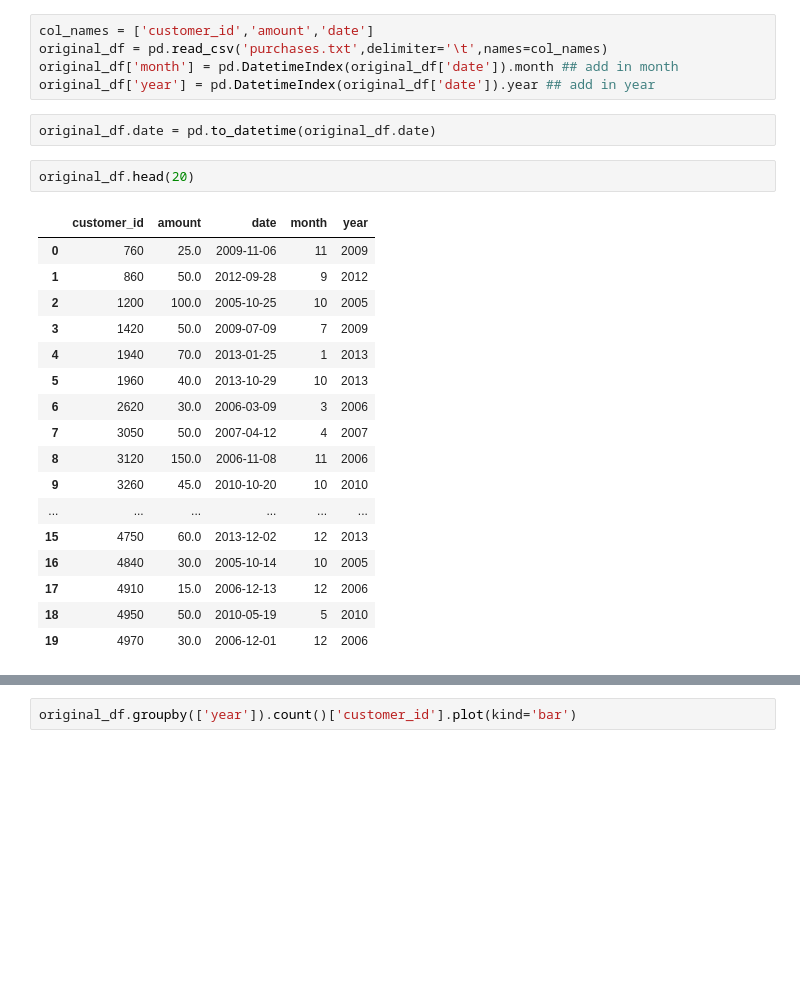
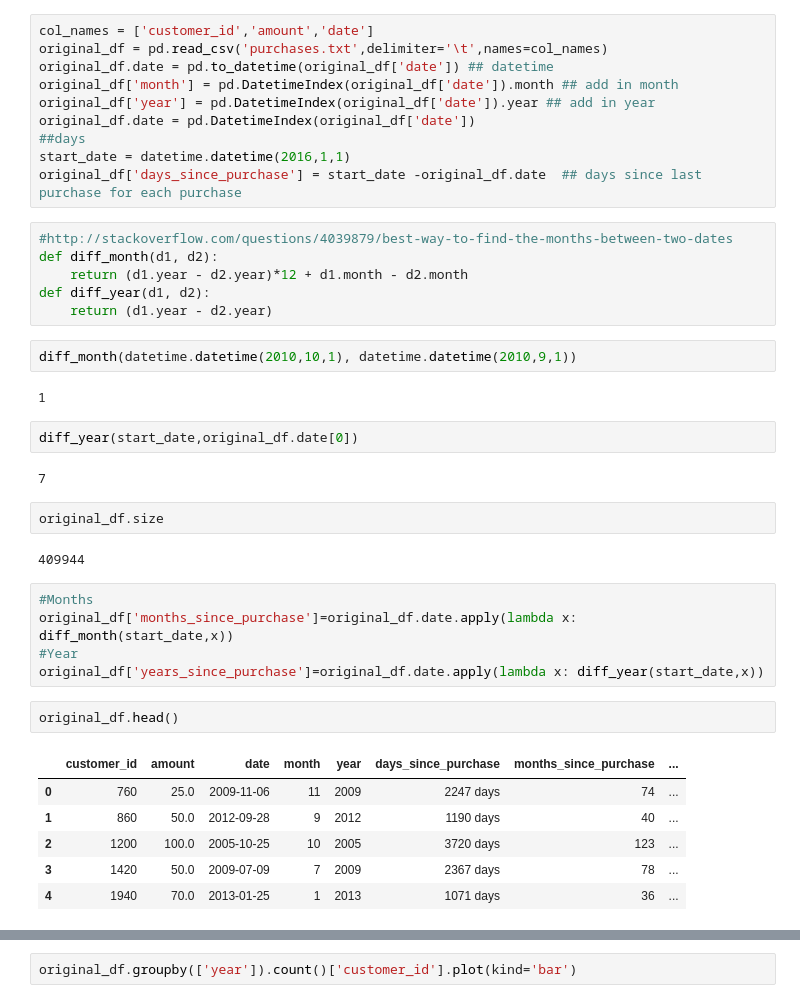
Before and after one commit to jonhilgart22/Galvanize-Data-Leadership, a Jupyter notebook: week5-MCM-CLV/Team-8-Markov-Chains.ipynb, the cells around one changed output, grey strips where cells are left out. Saved outputs shown, nothing was run; the diff lists cells and outputs as text; blank space fills up the shorter version.

```diff
--- a/week5-MCM-CLV/Team-8-Markov-Chains.ipynb
+++ b/week5-MCM-CLV/Team-8-Markov-Chains.ipynb
@@ -8,27 +13,42 @@ Populating the interactive namespace from numpy and matplotlib
 # %%
 col_names = ['customer_id','amount','date']
 original_df = pd.read_csv('purchases.txt',delimiter='\t',names=col_names)
+original_df.date = pd.to_datetime(original_df['date']) ## datetime
 original_df['month'] = pd.DatetimeIndex(original_df['date']).month ## add in month
 original_df['year'] = pd.DatetimeIndex(original_df['date']).year ## add in year
+original_df.date = pd.DatetimeIndex(original_df['date'])
+##days
+start_date = datetime.datetime(2016,1,1)
+original_df['days_since_purchase'] = start_date -original_df.date  ## days since last purchase for each purchase
-# %%
-original_df.date = pd.to_datetime(original_df.date)
+# %%
+#http://stackoverflow.com/questions/4039879/best-way-to-find-the-months-between-two-dates
+def diff_month(d1, d2):
+    return (d1.year - d2.year)*12 + d1.month - d2.month
+def diff_year(d1, d2):
+    return (d1.year - d2.year)
+# %%
+diff_month(datetime.datetime(2010,10,1), datetime.datetime(2010,9,1))
+# %% [output]
+1
+# %%
+diff_year(start_date,original_df.date[0])
+# %% [output]
+7
+# %%
+original_df.size
+# %% [output]
+409944
+# %%
+#Months
+original_df['months_since_purchase']=original_df.date.apply(lambda x: diff_month(start_date,x))
+#Year
+original_df['years_since_purchase']=original_df.date.apply(lambda x: diff_year(start_date,x))
 # %%
-original_df.head(20)
+original_df.head()
 # %% [output]
-|  | customer_id | amount | date | month | year |
-| 0 | 760 | 25.0 | 2009-11-06 | 11 | 2009 |
-| 1 | 860 | 50.0 | 2012-09-28 | 9 | 2012 |
-| 2 | 1200 | 100.0 | 2005-10-25 | 10 | 2005 |
-| 3 | 1420 | 50.0 | 2009-07-09 | 7 | 2009 |
-| 4 | 1940 | 70.0 | 2013-01-25 | 1 | 2013 |
-| 5 | 1960 | 40.0 | 2013-10-29 | 10 | 2013 |
-| 6 | 2620 | 30.0 | 2006-03-09 | 3 | 2006 |
-| 7 | 3050 | 50.0 | 2007-04-12 | 4 | 2007 |
-| 8 | 3120 | 150.0 | 2006-11-08 | 11 | 2006 |
-| 9 | 3260 | 45.0 | 2010-10-20 | 10 | 2010 |
-| ... | ... | ... | ... | ... | ... |
-| 15 | 4750 | 60.0 | 2013-12-02 | 12 | 2013 |
-| 16 | 4840 | 30.0 | 2005-10-14 | 10 | 2005 |
-| 17 | 4910 | 15.0 | 2006-12-13 | 12 | 2006 |
-| 18 | 4950 | 50.0 | 2010-05-19 | 5 | 2010 |
-| 19 | 4970 | 30.0 | 2006-12-01 | 12 | 2006 |
+|  | customer_id | amount | date | month | year | days_since_purchase | months_since_purchase | ... |
+| 0 | 760 | 25.0 | 2009-11-06 | 11 | 2009 | 2247 days | 74 | ... |
+| 1 | 860 | 50.0 | 2012-09-28 | 9 | 2012 | 1190 days | 40 | ... |
+| 2 | 1200 | 100.0 | 2005-10-25 | 10 | 2005 | 3720 days | 123 | ... |
+| 3 | 1420 | 50.0 | 2009-07-09 | 7 | 2009 | 2367 days | 78 | ... |
+| 4 | 1940 | 70.0 | 2013-01-25 | 1 | 2013 | 1071 days | 36 | ... |
```
Also changed, not shown: parts of 4 cells of this notebook.
